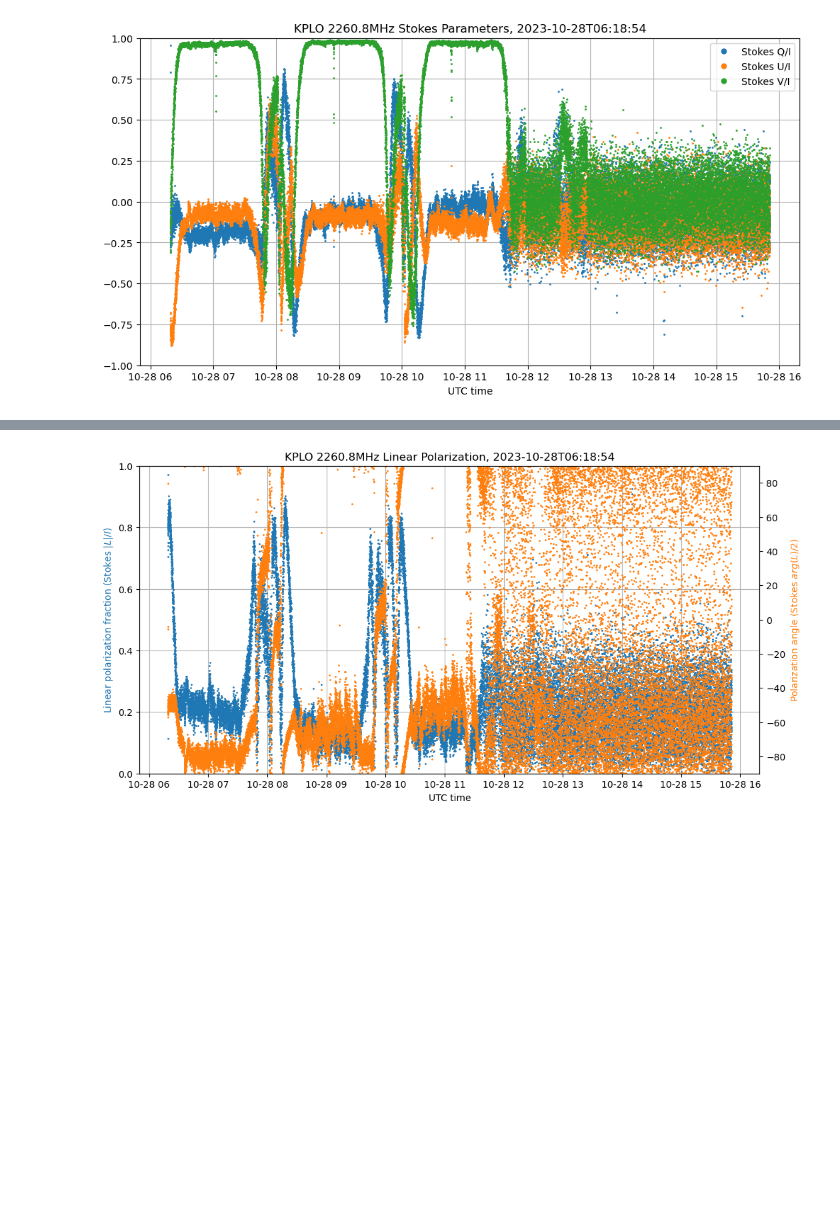
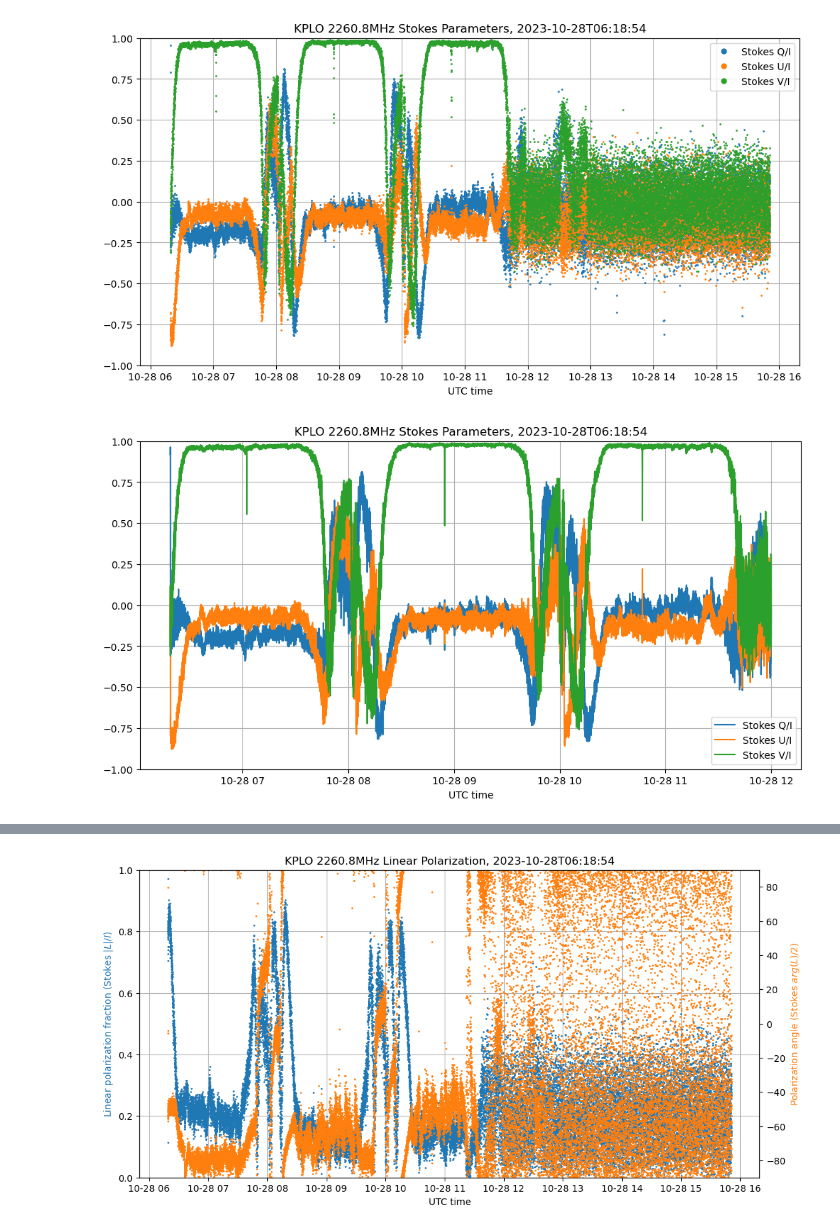
Before and after one commit to ScottTilley/polarization, a Jupyter notebook: KPLO/KPLO_2023-10-28.ipynb, the cells around one changed output, grey strips where cells are left out. Cells and saved outputs as stored; diff of their text form; code cells hidden in the pictures; blank space fills up the shorter version.

```diff
--- a/KPLO/KPLO_2023-10-28.ipynb
+++ b/KPLO/KPLO_2023-10-28.ipynb
@@ -124,7 +124,7 @@ def calculate_fft(data, sample_rate):
 # plot variables
 mark_size = 2
 plot = True
-plot_zoom = False
+plot_zoom = True
 sel = slice(2,None)
 
 # gnuradio settings
@@ -404,30 +404,32 @@ plt.savefig(filename)
 # %%
 if plot_zoom:
 
-    start_time = np.datetime64('2023-10-24T05:36:30')
-    end_time = np.datetime64('2023-10-24T05:44:00')
+    start_time = np.datetime64('2023-10-28T06:18:54')
+    end_time = np.datetime64('2023-10-28T12:00:00')
 
     time_range_filter = (t >= start_time) & (t <= end_time)
     filtered_t = t[time_range_filter]
     filtered_Q = Q[time_range_filter]
     filtered_U = U[time_range_filter]
     filtered_V = V[time_range_filter]
     filtered_I = I[time_range_filter]
 
     plt.figure(figsize = (12, 6))
     plt.grid(True)
     plt.ylim(-1, 1)
     plt.plot(filtered_t, (filtered_Q/filtered_I),  markersize=mark_size)
     plt.plot(filtered_t, (filtered_U/filtered_I),  markersize=mark_size)
     plt.plot(filtered_t, (filtered_V/filtered_I),  markersize=mark_size)
     legend = plt.legend(['Stokes Q/I', 'Stokes U/I', 'Stokes V/I'])
     for handle in legend.legendHandles:
         handle.set_markersize(10)  # Adjust the marker size as needed
     plt.xlabel('UTC time')
     title_text = f'{object_observed} {frequency}MHz Stokes Parameters, {formatted_datetime}'
     plt.title(title_text)
     filename = f'{object_observed}_{formatted_datetime}_stokes_par_zoom.png'
     plt.savefig(filename)
+# %% [output]
+[figure, added]
 # %%
 if plot_zoom:
 
```
Also changed, not shown: parts of 3 cells of this notebook.
